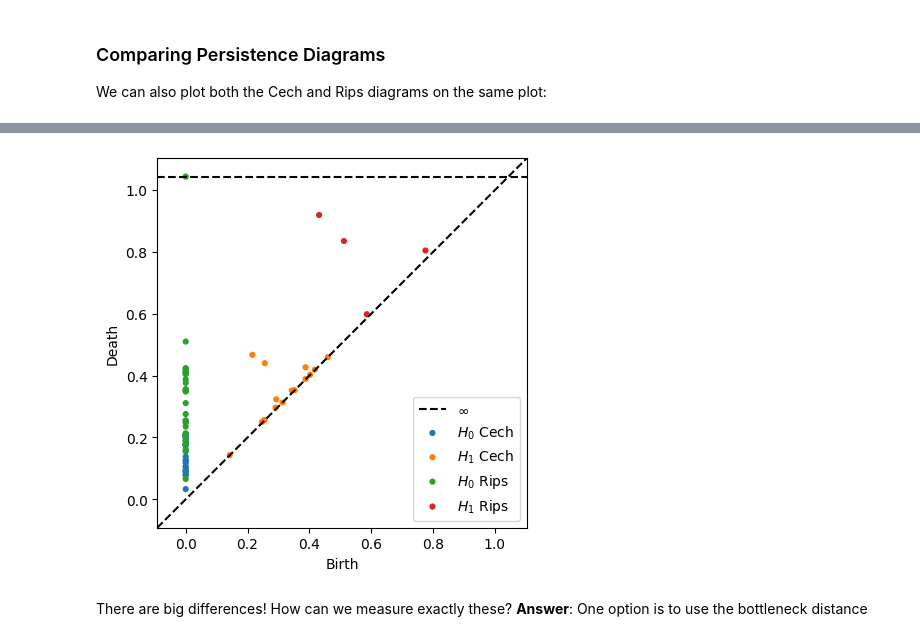
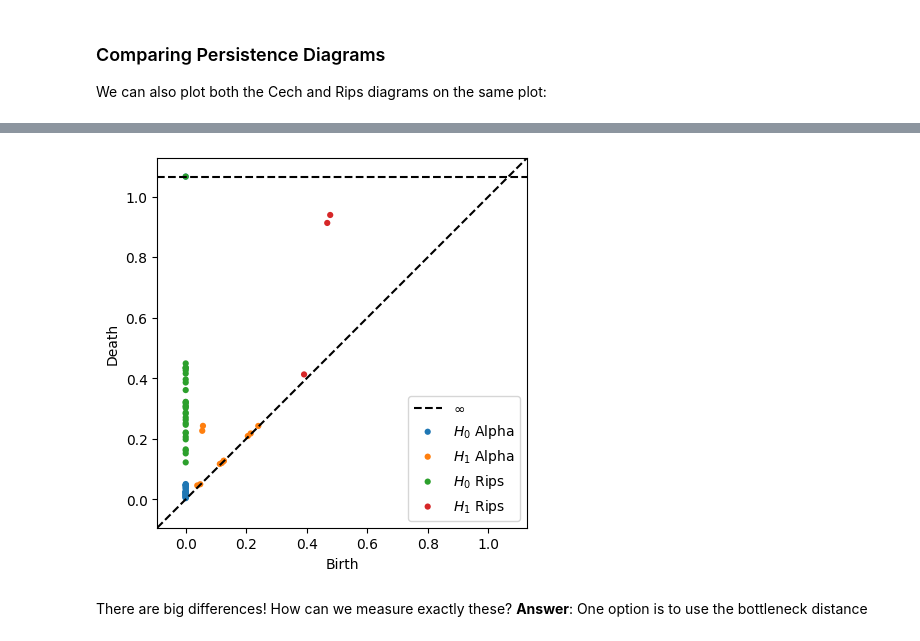
Before and after one commit to atorras1618/Miscellaneous-TDA-notebooks, a Jupyter notebook: Brief Introduction to Persistent Homology using scikit-tda.ipynb, the cells around one changed output, grey strips where cells are left out. Drawn from its saved outputs; the diff is of its cells as text; code cells hidden in the pictures.

```diff
--- a/Brief Introduction to Persistent Homology using scikit-tda.ipynb
+++ b/Brief Introduction to Persistent Homology using scikit-tda.ipynb
@@ -96,5 +105,5 @@ import gudhi as gd
 from gudhi import AlphaComplex
 ac = AlphaComplex(points=infty_pts)
 stree = ac.create_simplex_tree()
-dgm = stree.persistence()
+alphadgms = stree.persistence()
 # %%
@@ -144,0 +144,9 @@ https://persim.scikit-tda.org/en/latest/
+# %%
+zero_alpha_bars, one_alpha_bars = [], []
+for bar in alphadgms:
+    if bar[0] == 0:
+        zero_alpha_bars.append(bar[1])
+    elif bar[0] == 1:
+        one_alpha_bars.append(bar[1])
+
+alpha_diagrams = [np.array(zero_alpha_bars), np.array(one_alpha_bars)]
@@ -145,7 +156,7 @@ https://persim.scikit-tda.org/en/latest/
 # %%
-plot_diagrams(cechdgms + ripsdgms, labels = ['$H_0$ Cech', '$H_1$ Cech', '$H_0$ Rips', '$H_1$ Rips'])
+plot_diagrams(alpha_diagrams + ripsdgms, labels = ['$H_0$ Alpha', '$H_1$ Alpha', '$H_0$ Rips', '$H_1$ Rips'])
 # %% [output]
-[figure, old version]
+[figure, new version]
 # %% [markdown]
 There are big differences! How can we measure exactly these?
 **Answer**: One option is to use the bottleneck distance
```
Also changed, not shown: parts of 8 cells of this notebook.
